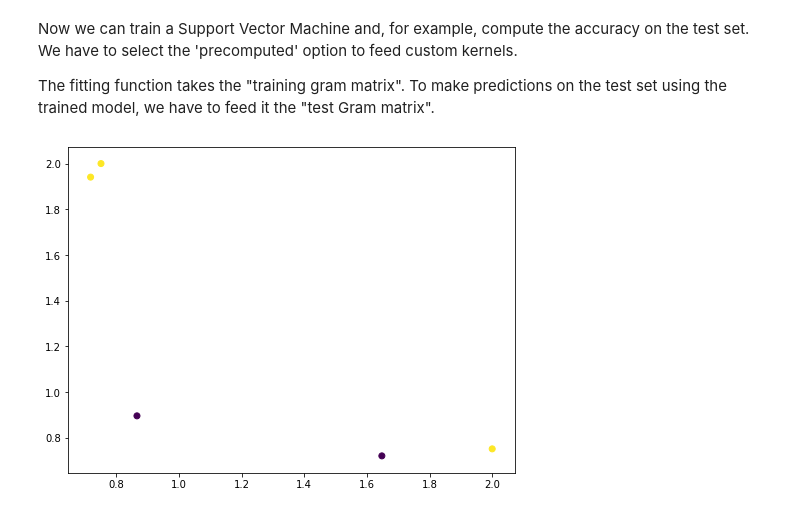
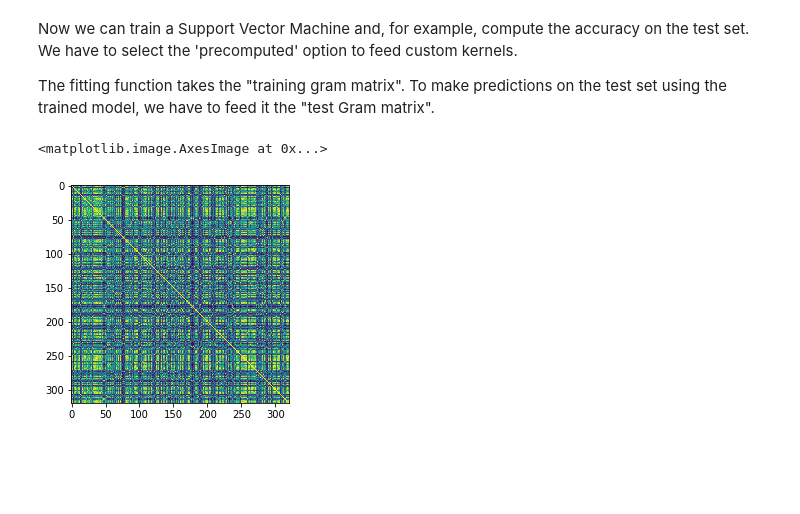
Before and after one commit to kareem1925/Ismailia-school-of-AI, a Jupyter notebook: quantum machine learning session/quantum_kernels_svm.ipynb, the cells around one changed output. Saved outputs shown, nothing was run; the diff lists cells and outputs as text; code cells hidden in the pictures; blank space fills up the shorter version.

```diff
--- a/quantum machine learning session/quantum_kernels_svm.ipynb
+++ b/quantum machine learning session/quantum_kernels_svm.ipynb
@@ -101,14 +99,12 @@ gram_test = gram(X_test, X_train,1)
 Now we can train a Support Vector Machine and, for example, compute the accuracy on the test set. We have to select the 'precomputed' option to feed custom kernels.
 
 The fitting function takes the "training gram matrix". To make predictions on the test set using the trained model, we have to feed it the "test Gram matrix".
-# %%
-#print(Y_train[:5])
-plt.figure(2, figsize=(8, 6))
-plt.scatter(gram_train[:5, 2], gram_train[:5, 1], c=Y_train[:5])
-plt.show()
-#gram_train[:2,0]
-# %% [output]
-[figure, removed]
+# %%
+
+plt.imshow(gram_train,interpolation='nearest',origin='upper')
+# %% [output]
+<matplotlib.image.AxesImage at 0x...>
+[figure, added]
 # %%
 svm = SVC(C=1.0,kernel='precomputed',random_state=0)
 svm.fit(gram_train, Y_train)
```
Also changed, not shown: parts of 8 cells of this notebook.
